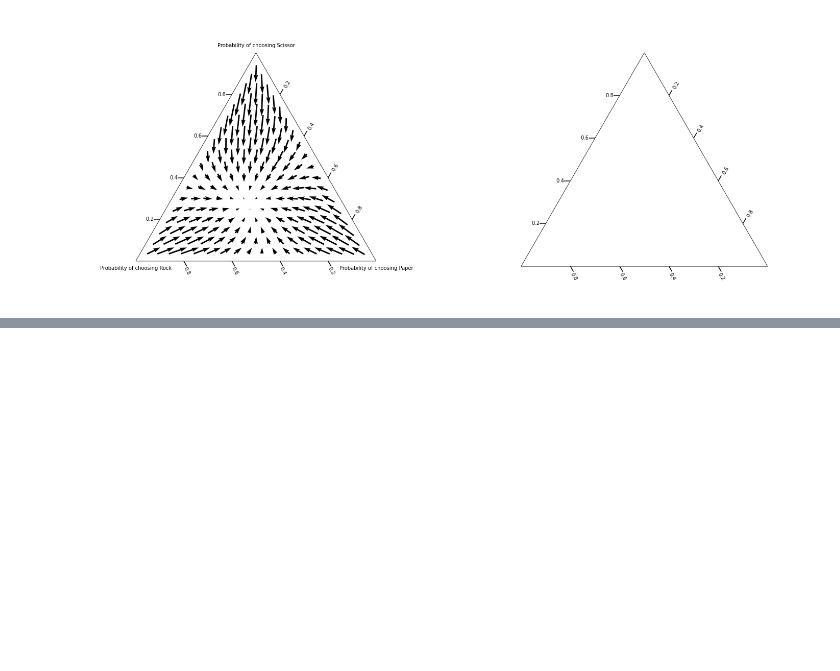
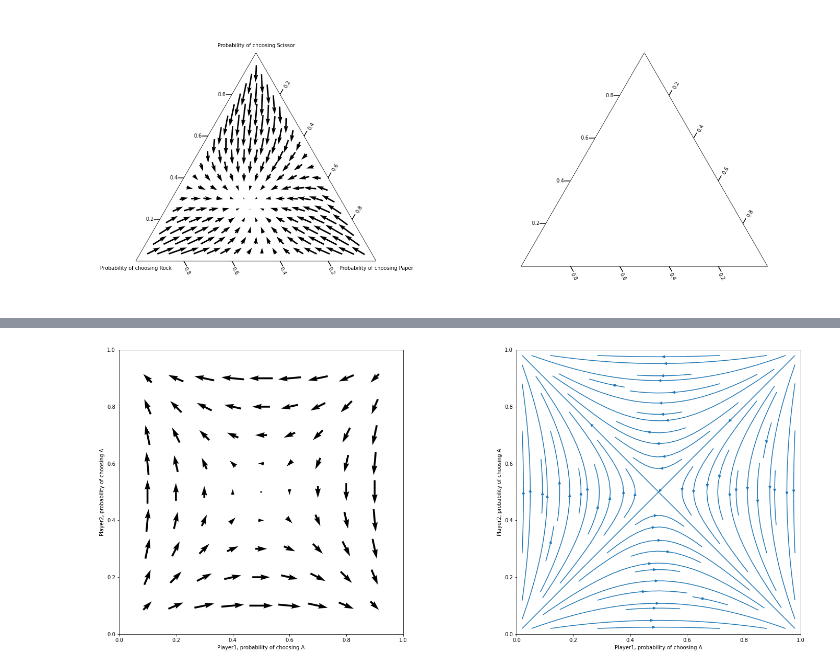
Before and after one commit to rubenponsaers/ml_project, a Jupyter notebook: code/task2.ipynb, the cells around one changed output, grey strips where cells are left out. Drawn from its saved outputs; the diff is of its cells as text; code cells hidden in the pictures; blank space fills up the shorter version.

```diff
--- a/code/task2.ipynb
+++ b/code/task2.ipynb
@@ -242,3 +242,7 @@ TypeError: plot_dynamics() missing 1 required positional argument: 'dyn'
+# %%
+plot_dynamics_regular(dg_game, actions=["A", "B"])
+# %% [output]
+[figure, added]
 # %%
 plot_dynamics_boltzmann(bots_game, actions=["O", "M"])
 # %% [output]
```
Also changed, not shown: parts of 5 cells of this notebook, 2 other files.
